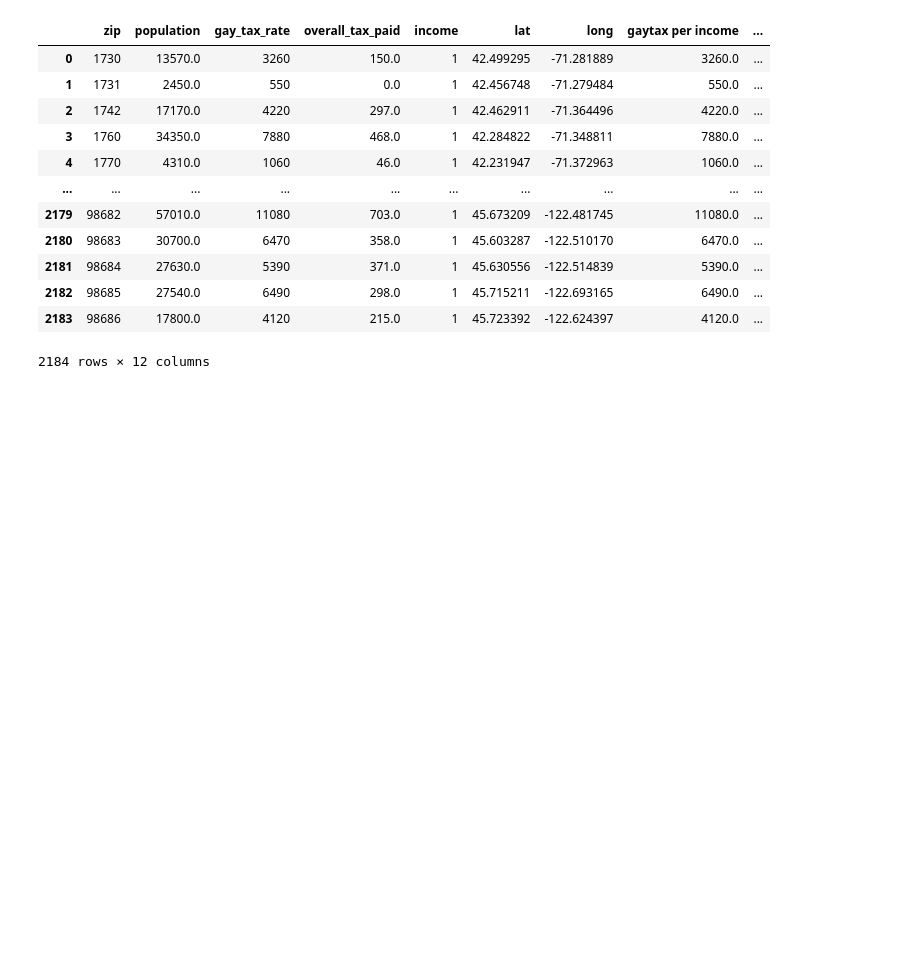
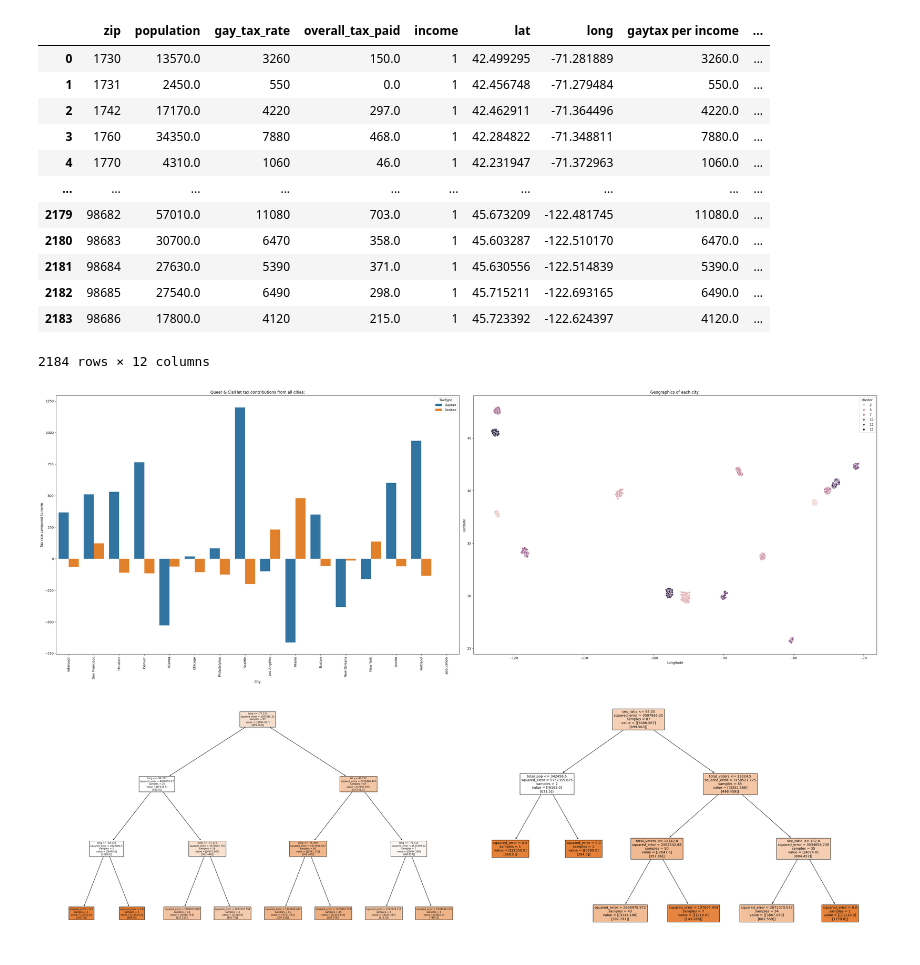
Before and after one commit to almsam/data-analysis-project-remastered, a Jupyter notebook: part 1 - tax analysis.ipynb, the cells around one changed output. Cells and saved outputs as stored; diff of their text form; code cells hidden in the pictures; blank space fills up the shorter version.

Commit message:
clean up plot

```diff
--- a/part 1 - tax analysis.ipynb
+++ b/part 1 - tax analysis.ipynb
@@ -956,3 +956,45 @@ gaydfmap
 | 2182 | 98685 | 27540.0 | 6490 | 298.0 | 1 | 45.715211 | -122.693165 | 6490.0 | ... |
 | 2183 | 98686 | 17800.0 | 4120 | 215.0 | 1 | 45.723392 | -122.624397 | 4120.0 | ... |
 2184 rows × 12 columns
+# %%
+data = {
+    'Variable': ['Intercept', 'San Francisco', 'Houston',
+    'Denver', 'Atlanta', 'Chicago',
+    'Philadelphia', 'Seattle', 'Los Angeles',
+    'Miami', 'Boston', 'New Orleans',
+    'New York', 'Austin', 'Portland', 'population'],
+    'Gaytax': model_gay_tax_rate.params,
+    'Gentax': model_overall_tax_paid.params
+}
+
+regdf = pd.DataFrame(data)
+
+regdf = regdf.melt(id_vars='Variable', var_name='TaxType', value_name='Coefficient')
+
+
+fig, axes = plt.subplots(2, 2, figsize=(36, 24))
+
+#lin reg
+sns.barplot(x='Variable', y='Coefficient', hue='TaxType', data=regdf, ax=axes[0, 0])
+axes[0, 0].set_title('Queer & Cis/Het tax contributions from all cities:')
+axes[0, 0].set_xlabel("City"); axes[0, 0].set_ylabel("Tax rate compared to norm")
+axes[0, 0].tick_params(axis='x', rotation=90)
+
+#gaydfmap
+sns.scatterplot(data=gaydfmap, x="long", y="lat", hue='cluster', ax=axes[0, 1])
+axes[0, 1].set_xlabel("Longitude"); axes[0, 1].set_ylabel("Latitude")
+axes[0, 1].set_title("Geographics of each city:")
+
+#geotree
+geo_tree = DecisionTreeRegressor(max_depth=3).fit( gaydf2[['income', 'lat', 'long']], gaydf2[['gay_tax_rate', 'overall_tax_paid',]] )
+plot_tree(geo_tree, filled=True, feature_names=['income', 'lat', 'long'], ax=axes[1, 0]) # type: ignore
+
+#snextree
+sex_tree = DecisionTreeRegressor(max_depth=3).fit( gaydf2[['income', 'total_pop', 'sex_ratio', 'median_age','num_homes', 'total_voters']], gaydf2[['gay_tax_rate', 'overall_tax_paid',]])
+# plt.figure(figsize=(15, 7))
+plot_tree(sex_tree, filled=True, feature_names=['income', 'total_pop', 'sex_ratio', 'median_age','num_homes', 'total_voters'], ax=axes[1, 1]) # type: ignore
+
+plt.tight_layout()
+plt.show()
+# %% [output]
+[figure, added]
```
